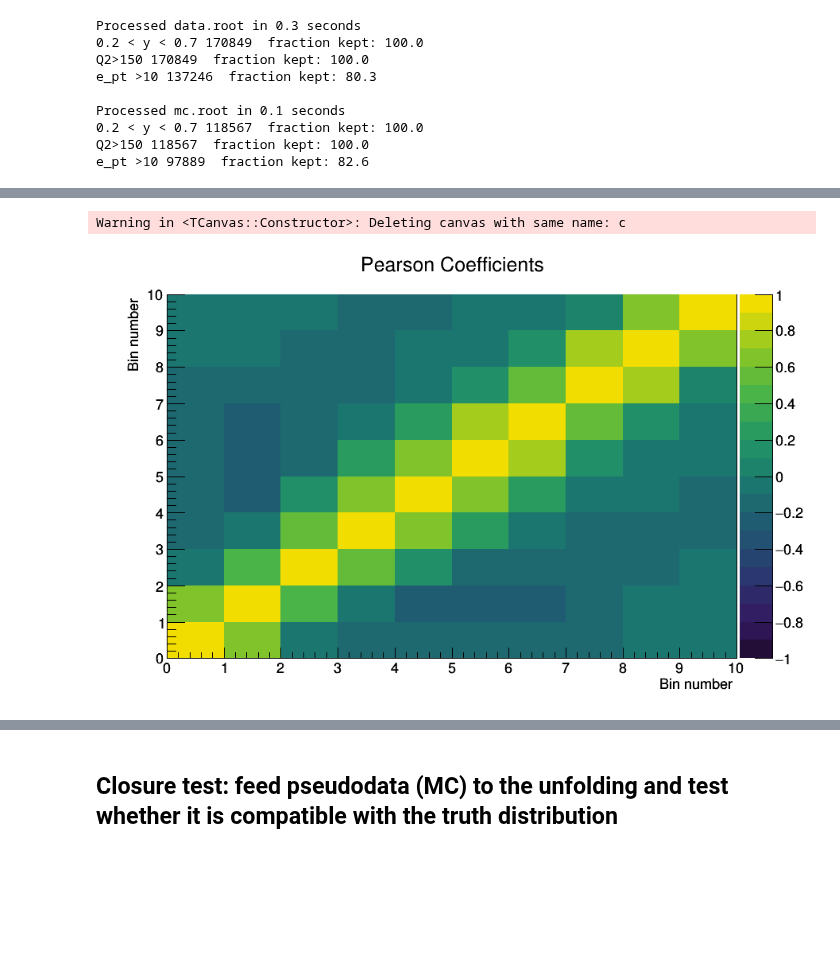
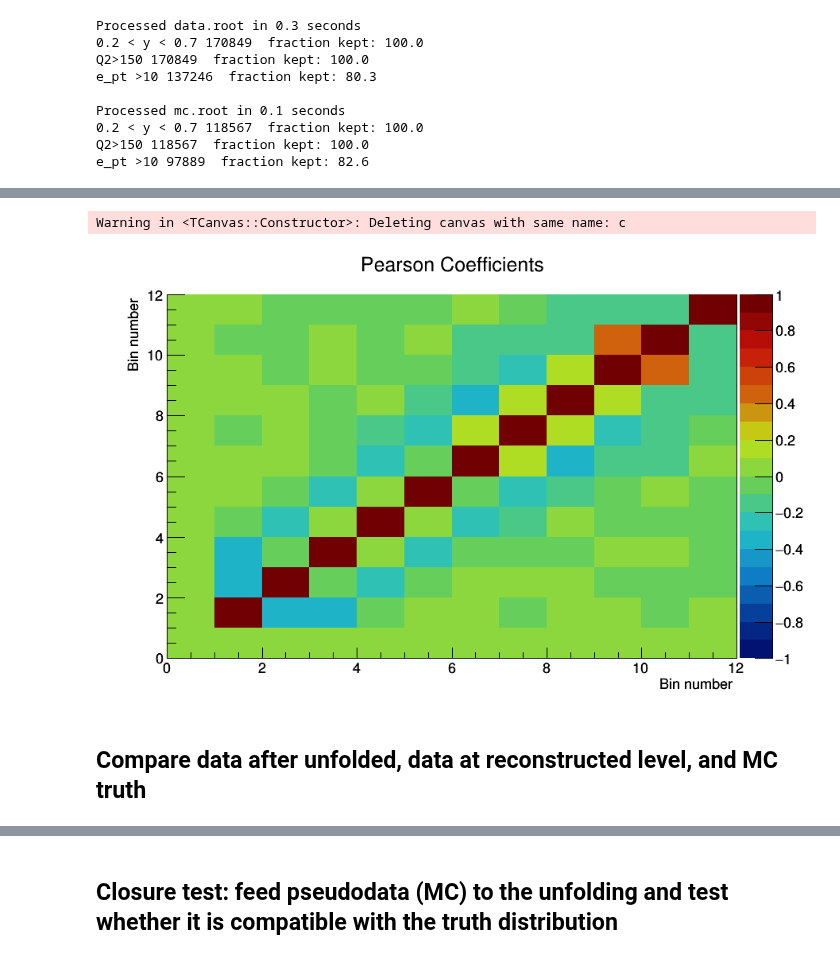
Before and after one commit to miguelignacio/disjets, a Jupyter notebook: Unfolding_RooUnfold.ipynb, the cells around one changed output, grey strips where cells are left out. Drawn from its saved outputs; the diff is of its cells as text; code cells hidden in the pictures; blank space fills up the shorter version.

Commit message:
developed the RooUnfold routines, adding closure test, refolding (which needs to be checked), and more

```diff
--- a/Unfolding_RooUnfold.ipynb
+++ b/Unfolding_RooUnfold.ipynb
@@ -170,6 +178,5 @@ jet_pt>5 125072  fraction kept: 100.0
 # %%
-coarsebins = 10
-finebins = 10
+
 #minval = 2.5
 #maxval = np.pi
 #variable    = 'jet_dphi'
@@ -185,12 +192,25 @@ finebins = 10
 #variable = 'jet_qtnormept'
 #genvariable = 'genjet_qtnormept'
 
+
+coarsebins = 10
+finebins = 10
 minval = 0.0
-maxval = 0.50
+maxval = 1.0
 variable = 'jet_qtnormjetpt'
 genvariable = 'genjet_qtnormjetpt'
+namevariable = r'$q_{T}/p_{T}^{jet}$'
+
+#coarsebins = 10
+#finebins = 10
+#minval = 0
+#maxval = 1.0
+#variable = 'jet_z'
+#genvariable = 'genjet_z'
+#namevariable = r'$z_{jet}$'
 
 
+binwidth = (maxval - minval)/coarsebins
 
 M = ROOT.TH2D("M", "Response Matrix", coarsebins,minval,maxval, finebins,minval,maxval)
 M1 = M.Clone("M1")
@@ -362,21 +413,23 @@ c.Draw()
 # %%
-#data_inputforunfolding = h_data.Clone()
-data_inputforunfolding = h_fakedata.Clone()
+data_inputforunfolding = h_data.Clone()
+#data_inputforunfolding = h_fakedata.Clone()
 
 response= RooUnfoldResponse(mc_reco, mc_truth, responseMatrix,"response","response")
-#response.UseOverflow()
+response.UseOverflow()
 
 data_unfolded = {}
 ErrorMatrices = {}
 unfold = {}
 
-nbayes_iter = 4
-unfold['Bayes'] =  RooUnfoldBayes(response, data_inputforunfolding, nbayes_iter)
+nbayes_iter = 12
+unfold['Bayes'] = RooUnfoldBayes(response, data_inputforunfolding, nbayes_iter)
+#RooUnfoldTUnfold(response, data_inputforunfolding) #
 unfold['Bayes'].IncludeSystematics()
 
 
 data_unfolded['Bayes'] = unfold['Bayes'].Hreco();
 ErrorMatrices['Bayes'] = unfold['Bayes'].Ereco();
+unfold['Bayes'].PrintTable (cout, mc_truth)
 # %% [output]
 Now unfolding...
 Iteration : 0
@@ -450,22 +474,25 @@ def GetCorrelationMatrix ( cov, name):
 
     return h
 # %%
+ROOT.gStyle.SetPalette(ROOT.kRainBow);
 
 c = ROOT.TCanvas('c','c',900,600)
 correlation = {}
 
 correlation['Bayes'] = GetCorrelationMatrix(ErrorMatrices['Bayes'], 'Bayes')
 correlation['Bayes'].Draw('colz')
 #correlation['Bayes'].GetXaxis().SetRangeUser(1,7)
 #correlation['Bayes'].GetYaxis().SetRangeUser(1,7)
 correlation['Bayes'].GetXaxis().SetTitle('Bin number')
 correlation['Bayes'].GetYaxis().SetTitle('Bin number')
 correlation['Bayes'].SetTitle('Pearson Coefficients')
 
 c.Draw()
 # %% [output]
 Warning in <TCanvas::Constructor>: Deleting canvas with same name: c
-[figure, old version]
+[figure, new version]
+# %% [markdown]
+## Compare data after unfolded, data at reconstructed level, and MC truth
 # %%
 c = ROOT.TCanvas('c','c',900,600)
 
```
Also changed, not shown: parts of 38 cells of this notebook, 1 other file.
